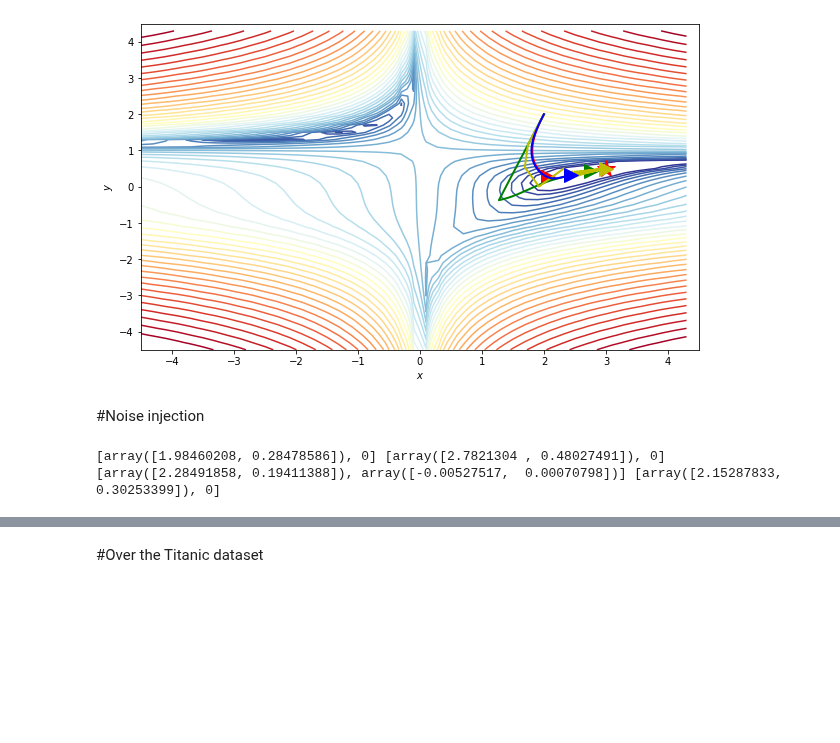
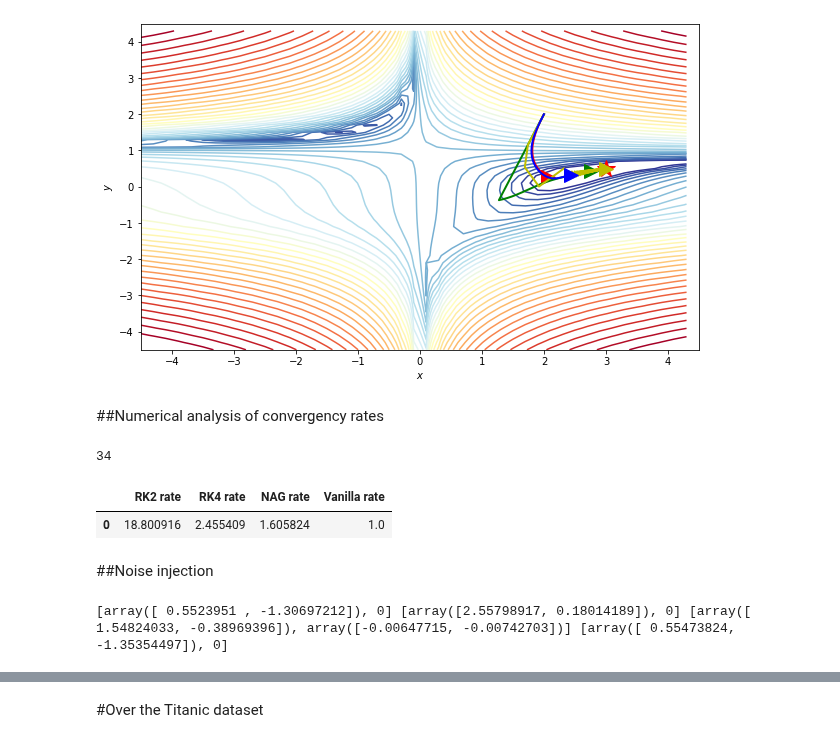
Before and after one commit to SimonePip/FDS, a Jupyter notebook: Final_project/FDS_Final_Project_JOIN.ipynb, the cells around one changed output, grey strips where cells are left out. Drawn from its saved outputs; the diff is of its cells as text; code cells hidden in the pictures; blank space fills up the shorter version.

```diff
--- a/Final_project/FDS_Final_Project_JOIN.ipynb
+++ b/Final_project/FDS_Final_Project_JOIN.ipynb
@@ -262,3 +264,9 @@ overlay_trajectory(ax1,descent_trajectory_NAG, 'NAG','b')
 plt.show()
 # %% [output]
 [figure]
+# %% [markdown]
+##Numerical analysis of convergency rates
+# %%
+#Define linear model
+def objective(x, a, b, c):
+	return -a * x + b
@@ -265,12 +335,23 @@ plt.show()
+# %%
+len(p_vanilla)
+# %% [output]
+34
+# %%
+data=[np.mean(p_RK2),np.mean(p_RK4),np.mean(p_NAG),np.mean(p_vanilla)]
+rates = pd.DataFrame([[np.mean(p_RK2),np.mean(p_RK4),np.mean(p_NAG),np.mean(p_vanilla)]], columns = ['RK2 rate', 'RK4 rate',"NAG rate","Vanilla rate"])
+display(rates)
+# %% [output]
+|  | RK2 rate | RK4 rate | NAG rate | Vanilla rate |
+| 0 | 18.800916 | 2.455409 | 1.605824 | 1.0 |
 # %% [markdown]
-#Noise injection
+##Noise injection
 # %%
 # Initialize theta0
 #inizializzazioni da dove convergiamo meglio
 #[-1,-1],[3,-3],[3,3],[-1,-4]
 random.seed(10)
 
-theta0 = [np.array([2,2]),0]
+theta0 = [np.array([-1,-2]),0]
 noise_var=20
 
 # Run Gradient Ascent method
@@ -297,7 +378,7 @@ theta_final_RK2, log_l_history_RK2,descent_trajectory_RK2 = gradient_descent(the
 
 print(theta_final_RK2, theta_final_RK4, theta_final_NAG, theta_final_vanilla)
 # %% [output]
-[array([1.98460208, 0.28478586]), 0] [array([2.7821304 , 0.48027491]), 0] [array([2.28491858, 0.19411388]), array([-0.00527517,  0.00070798])] [array([2.15287833, 0.30253399]), 0]
+[array([ 0.5523951 , -1.30697212]), 0] [array([2.55798917, 0.18014189]), 0] [array([ 1.54824033, -0.38969396]), array([-0.00647715, -0.00742703])] [array([ 0.55473824, -1.35354497]), 0]
 # %%
 fig, ((ax1, ax2), (ax3, ax4)) = plt.subplots(2,2,figsize=(15,10))
 
```
Also changed, not shown: parts of 4 cells of this notebook.
